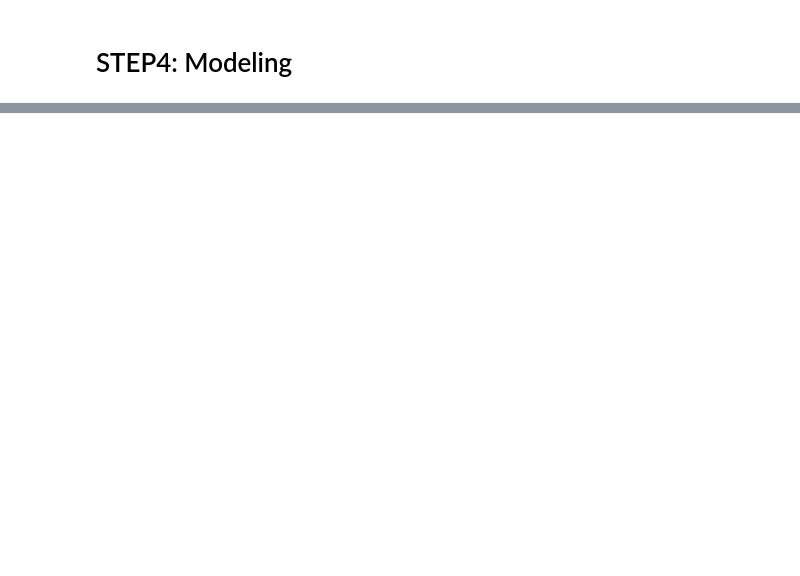
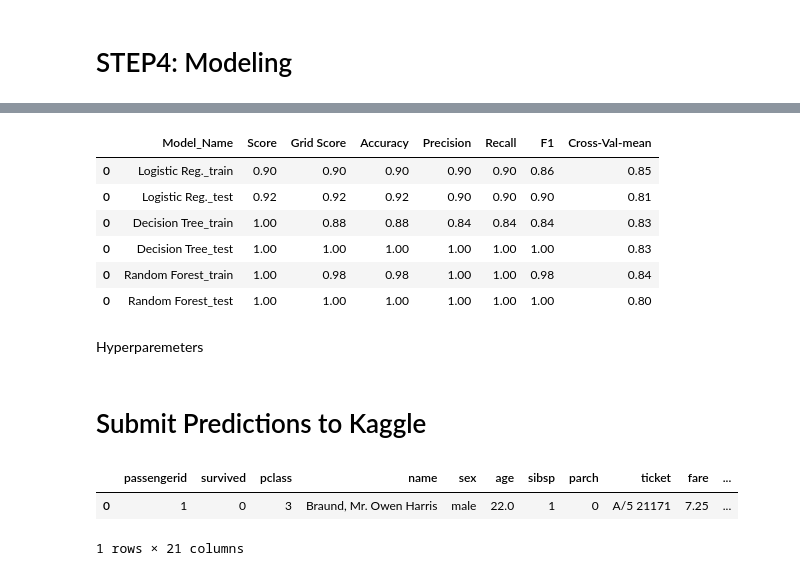
Before and after one commit to elendarn/titanic_ml, a Jupyter notebook: titanic_ml.ipynb, the cells around one changed output, grey strips where cells are left out. Drawn from its saved outputs; the diff is of its cells as text; code cells hidden in the pictures; blank space fills up the shorter version.

```diff
--- a/titanic_ml.ipynb
+++ b/titanic_ml.ipynb
@@ -858,0 +942,20 @@ accuracy_score(Ytest, y_pred)
+# %%
+all_scores_df
+# %% [output]
+|  | Model_Name | Score | Grid Score | Accuracy | Precision | Recall | F1 | Cross-Val-mean |
+| 0 | Logistic Reg._train | 0.90 | 0.90 | 0.90 | 0.90 | 0.90 | 0.86 | 0.85 |
+| 0 | Logistic Reg._test | 0.92 | 0.92 | 0.92 | 0.90 | 0.90 | 0.90 | 0.81 |
+| 0 | Decision Tree_train | 1.00 | 0.88 | 0.88 | 0.84 | 0.84 | 0.84 | 0.83 |
+| 0 | Decision Tree_test | 1.00 | 1.00 | 1.00 | 1.00 | 1.00 | 1.00 | 0.83 |
+| 0 | Random Forest_train | 1.00 | 0.98 | 0.98 | 1.00 | 1.00 | 0.98 | 0.84 |
+| 0 | Random Forest_test | 1.00 | 1.00 | 1.00 | 1.00 | 1.00 | 1.00 | 0.80 |
+# %% [markdown]
+Hyperparemeters
+# %% [markdown]
+# Submit Predictions to Kaggle
+# %%
+inp_df2.head(1)
+# %% [output]
+|  | passengerid | survived | pclass | name | sex | age | sibsp | parch | ticket | fare | ... |
+| 0 | 1 | 0 | 3 | Braund, Mr. Owen Harris | male | 22.0 | 1 | 0 | A/5 21171 | 7.25 | ... |
+1 rows × 21 columns
```
Also changed, not shown: parts of 26 cells of this notebook.
